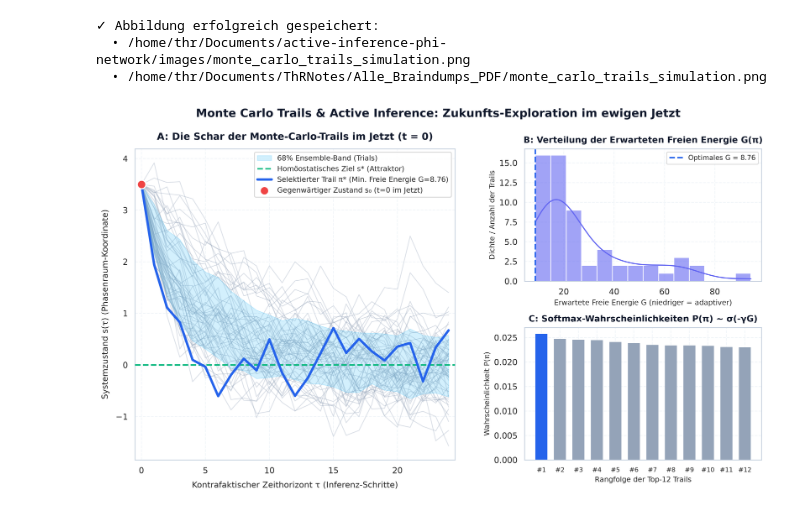
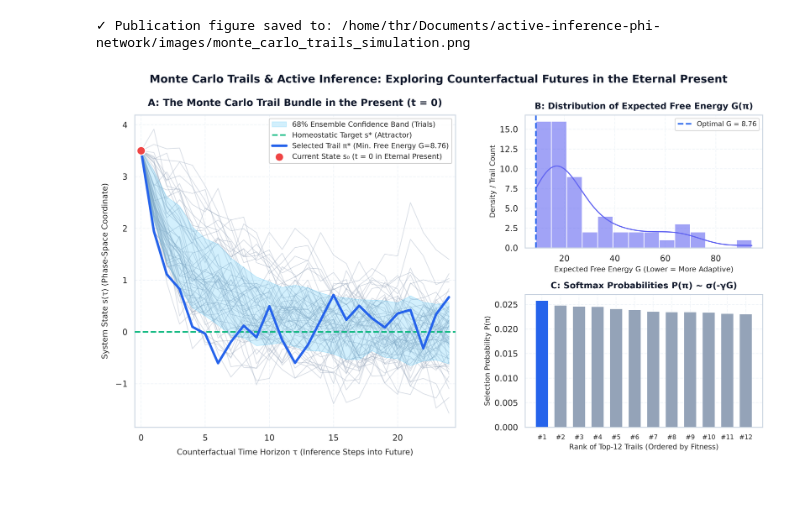
Before and after one commit to Thriebl/active-inference-phi-network, a Jupyter notebook: notebooks/Monte_Carlo_Trails_Active_Inference.ipynb, the cells around one changed output. Saved outputs shown, nothing was run; the diff lists cells and outputs as text; code cells hidden in the pictures.

Commit message:
docs(english): standardize Monte Carlo trails notebook, paper, simulation, and references in English

```diff
--- a/notebooks/Monte_Carlo_Trails_Active_Inference.ipynb
+++ b/notebooks/Monte_Carlo_Trails_Active_Inference.ipynb
@@ -158,79 +161,76 @@ gs = fig.add_gridspec(2, 2, width_ratios=[1.35, 1], height_ratios=[1, 1], hspace
 
 time_steps = np.arange(HORIZON)
 
-# --- PANEL A: DAS MONTE-CARLO-TRAIL-BÜNDEL ---
+# --- PANEL A: THE MONTE CARLO TRAIL BUNDLE ---
 ax1 = fig.add_subplot(gs[:, 0])
 
-# Zeichnen aller Einzel-Trails (Zukunfts-Fühler)
+# Plot all individual candidate trails
 for i in range(N_TRAILS):
     ax1.plot(time_steps, trails[i, :], color='#94a3b8', alpha=0.35, linewidth=1.0, zorder=1)
 
-# Mittelwert und Standardabweichungs-Band (Ensemble-Streuung)
+# Plot Mean trajectory and 68% confidence interval ribbon
 mean_traj = np.mean(trails, axis=0)
 std_traj = np.std(trails, axis=0)
 ax1.fill_between(time_steps, mean_traj - std_traj, mean_traj + std_traj, color='#38bdf8', alpha=0.22,
-                 label='68% Ensemble-Band (Trials)', zorder=2)
+                 label='68% Ensemble Confidence Band (Trials)', zorder=2)
 
-# Homöostatisches Ziel (Attraktor)
+# Plot Homeostatic Target Attractor
 ax1.axhline(TARGET_STATE, color='#10b981', linestyle='--', linewidth=2.0,
-            label='Homöostatisches Ziel s* (Attraktor)', zorder=3)
+            label='Homeostatic Target s* (Attractor)', zorder=3)
 
-# Optimaler Trail pi*
+# Plot Best/Selected Trail pi*
 ax1.plot(time_steps, best_trail, color='#2563eb', linewidth=3.2,
-         label=f'Selektierter Trail π* (Min. Freie Energie G={free_energies[best_trail_idx]:.2f})', zorder=4)
+         label=f'Selected Trail π* (Min. Free Energy G={free_energies[best_trail_idx]:.2f})', zorder=4)
 
-# Gegenwärtiger Zustand s0
+# Plot Current State s0
 ax1.scatter([0], [START_STATE], color='#ef4444', s=130, zorder=5,
-            label='Gegenwärtiger Zustand s₀ (t=0 im Jetzt)', edgecolors='white', linewidth=1.5)
+            label='Current State s₀ (t = 0 in Eternal Present)', edgecolors='white', linewidth=1.5)
 
-ax1.set_title('A: Die Schar der Monte-Carlo-Trails im Jetzt (t = 0)', fontsize=13, fontweight='bold', pad=12, color='#0f172a')
-ax1.set_xlabel('Kontrafaktischer Zeithorizont τ (Inferenz-Schritte)', fontsize=11, labelpad=8)
-ax1.set_ylabel('Systemzustand s(τ) (Phasenraum-Koordinate)', fontsize=11, labelpad=8)
+ax1.set_title('A: The Monte Carlo Trail Bundle in the Present (t = 0)', fontsize=13, fontweight='bold', pad=12, color='#0f172a')
+ax1.set_xlabel('Counterfactual Time Horizon τ (Inference Steps into Future)', fontsize=10.5, labelpad=8)
+ax1.set_ylabel('System State s(τ) (Phase-Space Coordinate)', fontsize=10.5, labelpad=8)
 ax1.legend(loc='upper right', frameon=True, facecolor='white', framealpha=0.92, fontsize=9.5)
 ax1.set_xlim(-0.5, HORIZON - 0.5)
 
-# --- PANEL B: VERTEILUNG DER ERWARTETEN FREIEN ENERGIE G ---
+# --- PANEL B: DISTRIBUTION OF EXPECTED FREE ENERGY G ---
 ax2 = fig.add_subplot(gs[0, 1])
 sns.histplot(free_energies, kde=True, color='#6366f1', ax=ax2, bins=14, alpha=0.6, edgecolor='white')
 ax2.axvline(free_energies[best_trail_idx], color='#2563eb', linestyle='--', linewidth=2.0,
-            label=f'Optimales G = {free_energies[best_trail_idx]:.2f}')
-ax2.set_title('B: Verteilung der Erwarteten Freien Energie G(π)', fontsize=11.5, fontweight='bold', pad=8, color='#0f172a')
-ax2.set_xlabel('Erwartete Freie Energie G (niedriger = adaptiver)', fontsize=9.5)
-ax2.set_ylabel('Dichte / Anzahl der Trails', fontsize=9.5)
+            label=f'Optimal G = {free_energies[best_trail_idx]:.2f}')
+ax2.set_title('B: Distribution of Expected Free Energy G(π)', fontsize=11.5, fontweight='bold', pad=8, color='#0f172a')
+ax2.set_xlabel('Expected Free Energy G (Lower = More Adaptive)', fontsize=9.5)
+ax2.set_ylabel('Density / Trail Count', fontsize=9.5)
 ax2.legend(loc='upper right', fontsize=9)
 
-# --- PANEL C: SOFTMAX-WAHRSCHEINLICHKEITEN P(π) ---
+# --- PANEL C: SOFTMAX PROBABILITIES P(π) ---
 ax3 = fig.add_subplot(gs[1, 1])
 sorted_indices = np.argsort(free_energies)
 top_n = 12
 sorted_weights = weights[sorted_indices][:top_n]
 bar_colors = ['#2563eb'] + ['#94a3b8'] * (top_n - 1)
 
 ax3.bar(range(top_n), sorted_weights, color=bar_colors, edgecolor='none', width=0.65)
-ax3.set_title('C: Softmax-Wahrscheinlichkeiten P(π) ~ σ(-γG)', fontsize=11.5, fontweight='bold', pad=8, color='#0f172a')
-ax3.set_xlabel('Rangfolge der Top-12 Trails', fontsize=9.5)
-ax3.set_ylabel('Wahrscheinlichkeit P(π)', fontsize=9.5)
+ax3.set_title('C: Softmax Probabilities P(π) ~ σ(-γG)', fontsize=11.5, fontweight='bold', pad=8, color='#0f172a')
+ax3.set_xlabel('Rank of Top-12 Trails (Ordered by Fitness)', fontsize=9.5)
+ax3.set_ylabel('Selection Probability P(π)', fontsize=9.5)
 ax3.set_xticks(range(top_n))
 ax3.set_xticklabels([f'#{i+1}' for i in range(top_n)], fontsize=8.5)
 
-fig.suptitle('Monte Carlo Trails & Active Inference: Zukunfts-Exploration im ewigen Jetzt',
-             fontsize=15, fontweight='bold', y=0.98, color='#0f172a')
+# Figure Title & Annotations
+fig.suptitle('Monte Carlo Trails & Active Inference: Exploring Counterfactual Futures in the Eternal Present',
+             fontsize=14.5, fontweight='bold', y=0.98, color='#0f172a')
 
-# Speichern der Bild-Artefakte
+# Save paths
 img_path = '/home/thr/Documents/active-inference-phi-network/images/monte_carlo_trails_simulation.png'
 vault_img = '/home/thr/Documents/ThRNotes/Alle_Braindumps_PDF/monte_carlo_trails_simulation.png'
 os.makedirs(os.path.dirname(img_path), exist_ok=True)
 os.makedirs(os.path.dirname(vault_img), exist_ok=True)
 
 plt.savefig(img_path, dpi=300, bbox_inches='tight')
 plt.savefig(vault_img, dpi=300, bbox_inches='tight')
-print(f"✓ Abbildung erfolgreich gespeichert:")
-print(f"  • {img_path}")
-print(f"  • {vault_img}")
+print(f"✓ Publication figure saved to: {img_path}")
 
 plt.show()
 # %% [output]
-✓ Abbildung erfolgreich gespeichert:
-  • /home/thr/Documents/active-inference-phi-network/images/monte_carlo_trails_simulation.png
-  • /home/thr/Documents/ThRNotes/Alle_Braindumps_PDF/monte_carlo_trails_simulation.png
+✓ Publication figure saved to: /home/thr/Documents/active-inference-phi-network/images/monte_carlo_trails_simulation.png
-[figure, old version]
+[figure, new version]
```
Also changed, not shown: parts of 21 cells of this notebook, 7 other files.
